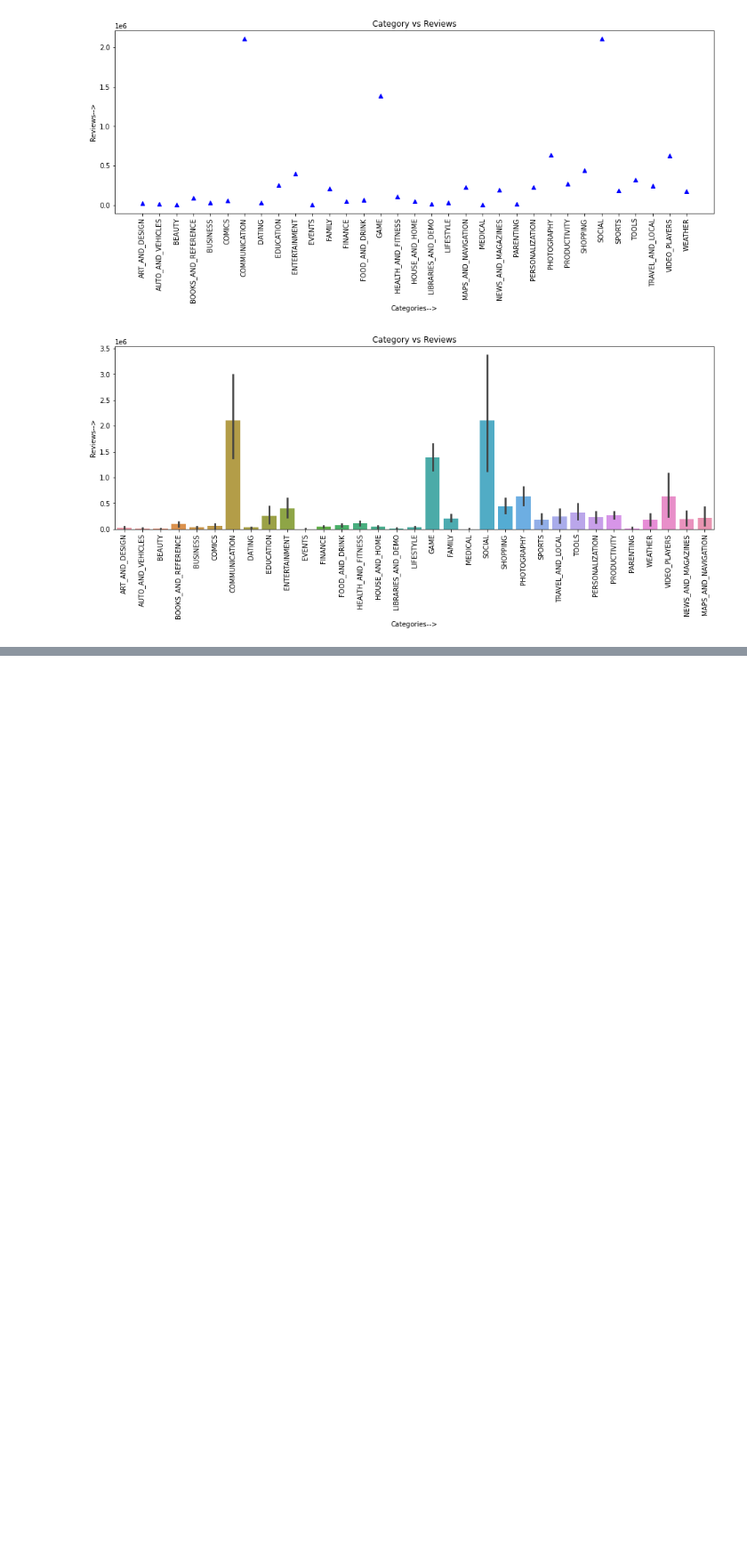
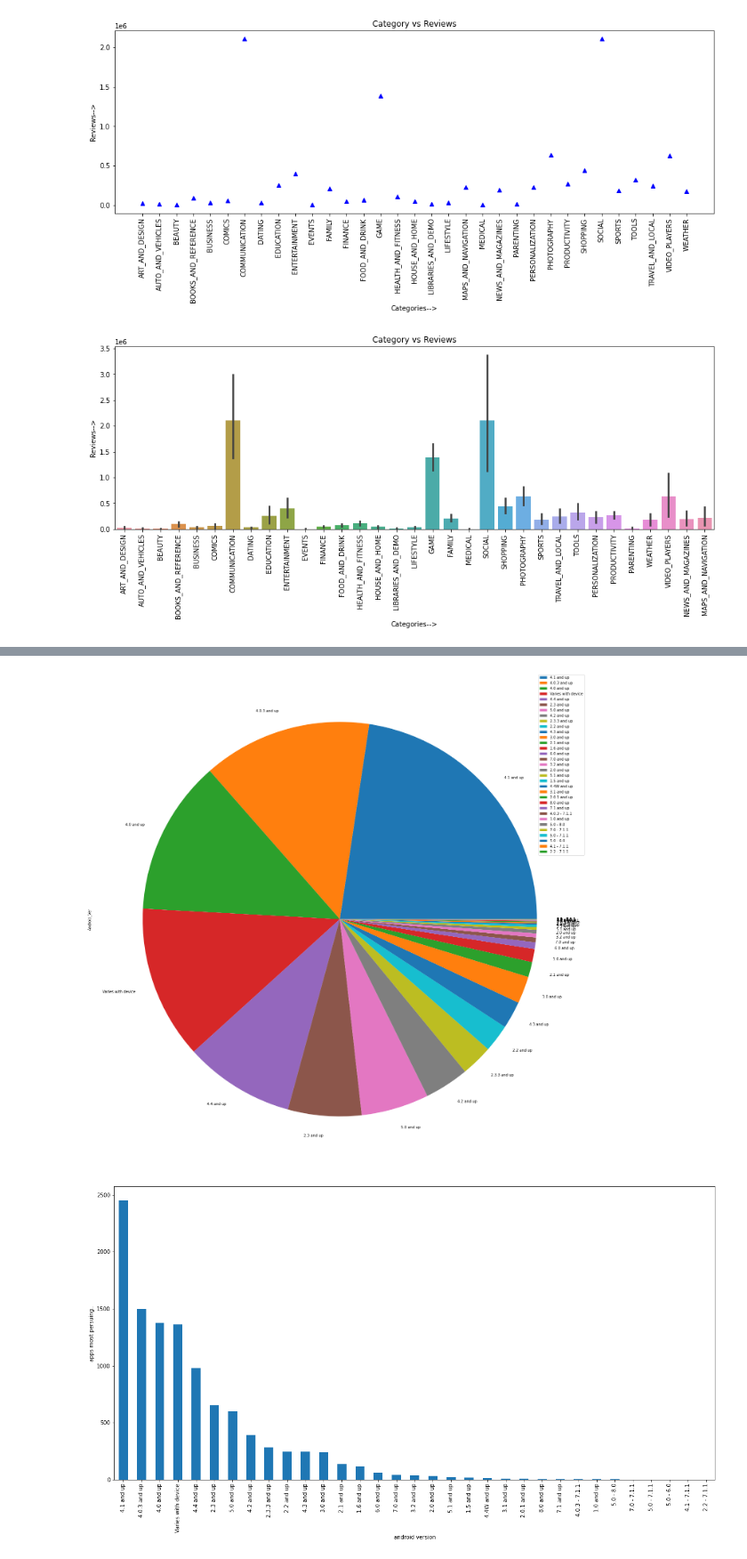
Before and after one commit to 04-purnima/Play-Store-App-Review-Analysis, a Jupyter notebook: PurnimaRai_Play_Store_App_Review_Analysis_Capstone_Project.ipynb, the cells around one changed output, grey strips where cells are left out. Shown at 89% size. Cells and saved outputs as stored; diff of their text form; code cells hidden in the pictures; blank space fills up the shorter version.

```diff
--- a/PurnimaRai_Play_Store_App_Review_Analysis_Capstone_Project.ipynb
+++ b/PurnimaRai_Play_Store_App_Review_Analysis_Capstone_Project.ipynb
@@ -359,0 +575,15 @@ plt.show()
+# %%
+# most use version of android in android phones
+plt.figure(figsize=(25,25))
+play_store['Android_Ver'].value_counts().plot(kind='pie')
+plt.legend()
+plt.show()
+plt.figure(figsize=(20,10))
+play_store['Android_Ver'].value_counts().plot(kind='bar')
+plt.xlabel('android version')
+plt.ylabel('apps most persuing..')
+
+plt.show()
+# %% [output]
+[figure, added]
+[figure, added]
```
Also changed, not shown: parts of 21 cells of this notebook.
